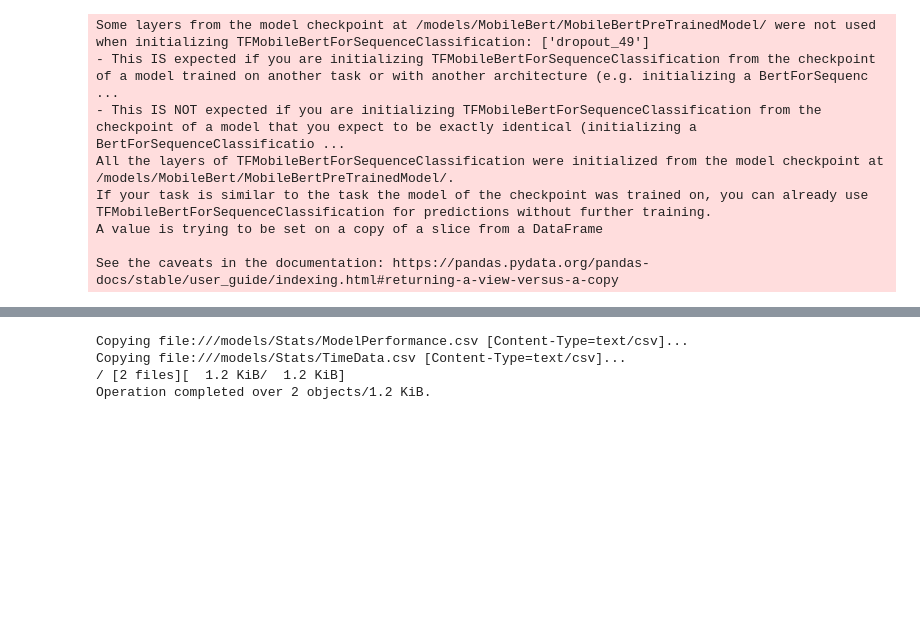
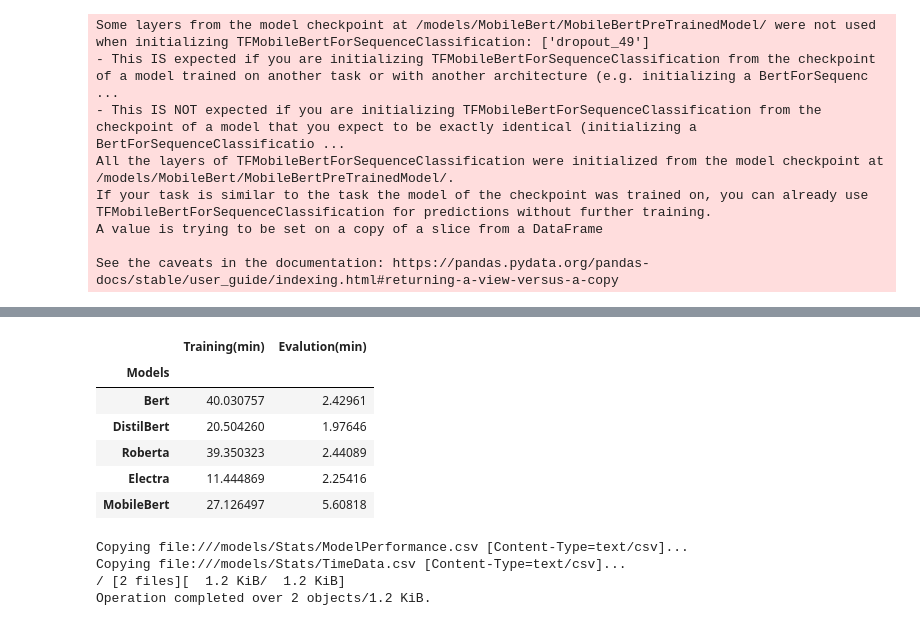
Before and after one commit to orugantiv/CSCE-585, a Jupyter notebook: Models/EmotionModels.ipynb, the cells around one changed output, grey strips where cells are left out. Drawn from its saved outputs; the diff is of its cells as text; code cells hidden in the pictures; blank space fills up the shorter version.

```diff
--- a/Models/EmotionModels.ipynb
+++ b/Models/EmotionModels.ipynb
@@ -793,3 +806,13 @@ timeData.to_csv('/models/Stats/TimeData.csv',index=True,index_label='Models')
+# %%
+timeData
+# %% [output]
+|  | Training(min) | Evalution(min) |
+| Models |  |  |
+| Bert | 40.030757 | 2.42961 |
+| DistilBert | 20.504260 | 1.97646 |
+| Roberta | 39.350323 | 2.44089 |
+| Electra | 11.444869 | 2.25416 |
+| MobileBert | 27.126497 | 5.60818 |
 # %%
 !gsutil cp -r /models/Stats/* gs://emotion-models/Stats/
 # %% [output]
```
Also changed, not shown: parts of 1 cell of this notebook.
